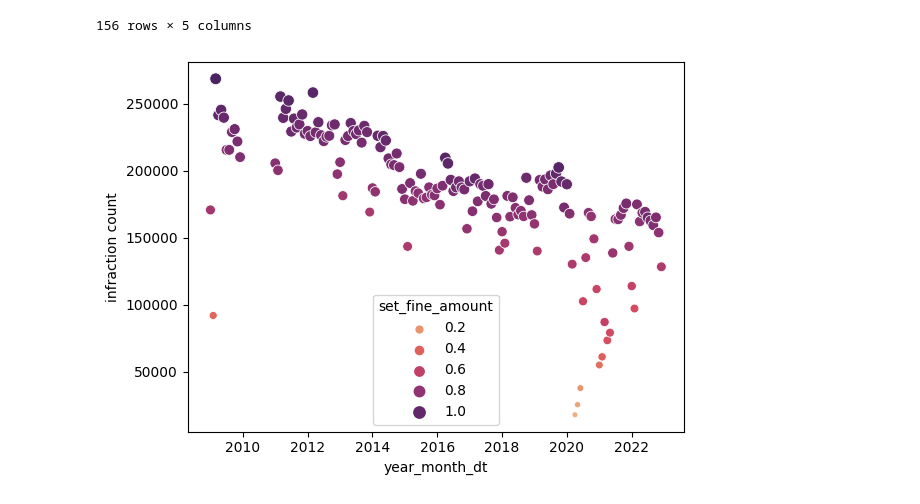
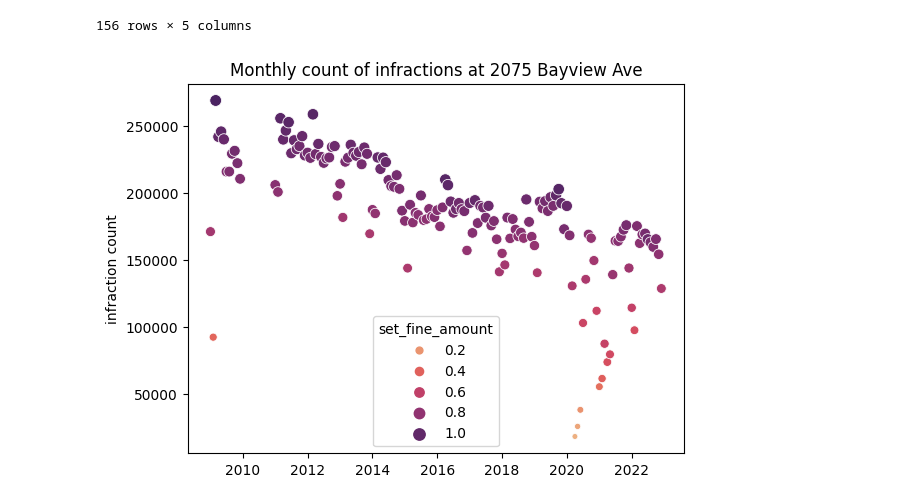
Before and after one commit to sariaslaso/parking_toronto, a Jupyter notebook: data_processing.ipynb, the cells around one changed output. Cells and saved outputs as stored; diff of their text form; code cells hidden in the pictures.

```diff
--- a/data_processing.ipynb
+++ b/data_processing.ipynb
@@ -176,6 +176,8 @@ parking_df["month_of_infraction"] = parking_df["date_of_infraction_dt"].dt.month
 parking_df["day_of_infraction"] = parking_df["date_of_infraction_dt"].dt.day
 # %%
 parking_df["dayofweek_infraction"] = parking_df["date_of_infraction_dt"].dt.dayofweek
+# %%
+parking_df["day_name_infraction"] = parking_df["date_of_infraction_dt"].dt.day_name()
 # %%
 # month and day of month (count and total revenue)
 # day of week and hour
@@ -532,8 +536,10 @@ revenue_bayview
 # %%
 sns.scatterplot(data = revenue_bayview, x = "year_month_dt", y = "infraction_code",
                 hue = "set_fine_amount", size = "set_fine_amount", palette = "flare")
 
 plt.ylabel("infraction count")
+plt.xlabel("")
+plt.title("Monthly count of infractions at 2075 Bayview Ave")
 plt.show()
 # %% [output]
-[figure, old version]
+[figure, new version]
```
Also changed, not shown: parts of 6 cells of this notebook.
